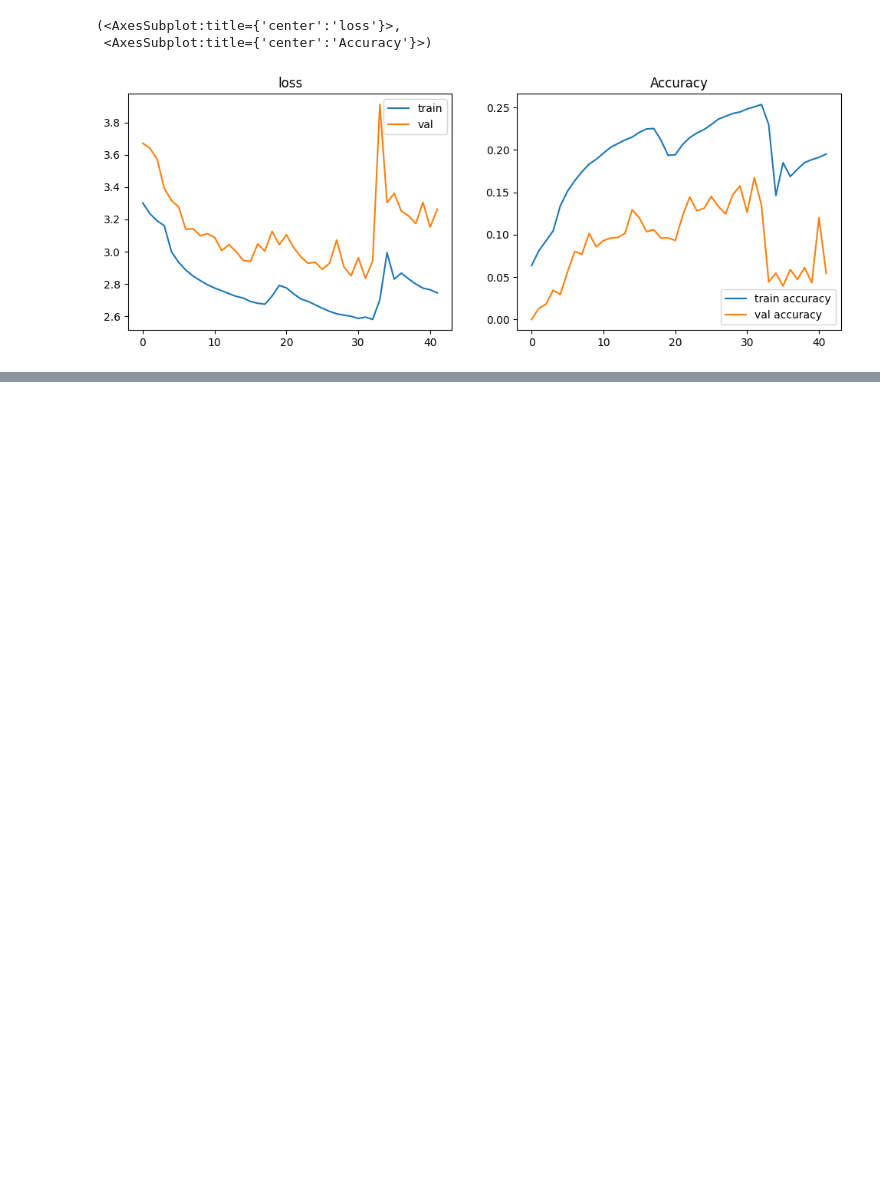
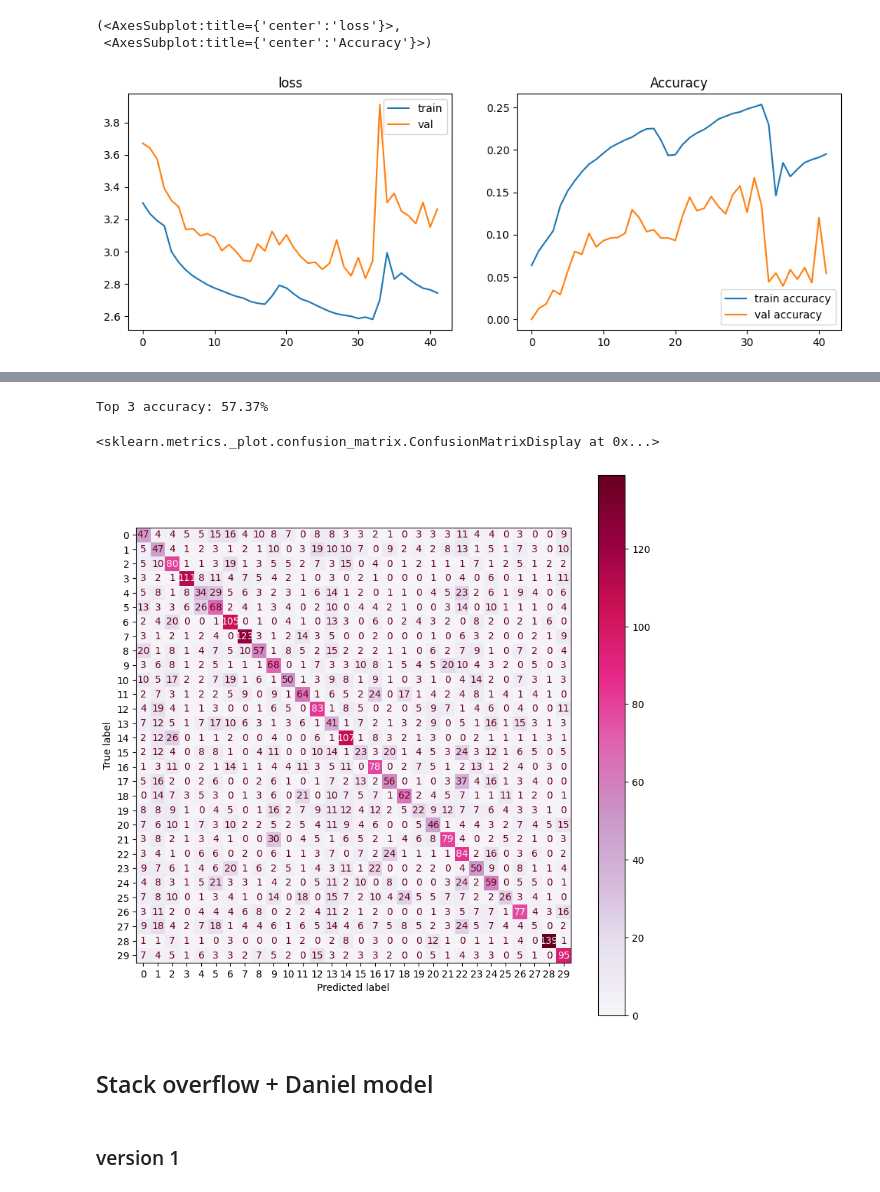
Before and after one commit to NahiaPeschard/wagon_book_cover, a Jupyter notebook: notebooks/elli_google_nlp2.ipynb, the cells around one changed output, grey strips where cells are left out. Saved outputs shown, nothing was run; the diff lists cells and outputs as text; code cells hidden in the pictures; blank space fills up the shorter version.

Commit message:
functional api model with embeddings, nlp and lstm

```diff
--- a/notebooks/elli_google_nlp2.ipynb
+++ b/notebooks/elli_google_nlp2.ipynb
@@ -949,7 +1006,7 @@ X_test_combined.shape
 def init_model():
     model = Sequential()
     model.add(layers.Masking())
-    model.add(layers.LSTM(56, activation='tanh'))
+    model.add(layers.LSTM(20, activation='tanh'))
     model.add(layers.Dense(15, activation='relu'))
     model.add(layers.Dense(30, activation='softmax'))
 
@@ -997,0 +1119,9 @@ plot_history(history)
+# %%
+es = EarlyStopping(patience=10, restore_best_weights=True, monitor='val_accuracy')
+
+history = model.fit([X_train_pad, X_train_picture_features_array], y_train,
+          batch_size = 32,
+          epochs=100,
+          validation_split=0.1,
+          callbacks=[es]
+         )
@@ -997,0 +1176,4 @@ plot_history(history)
+# %%
+
+y_pred_full = model.predict([X_test_pad, X_test_picture_features_array])
+y_pred = np.argmax(y_pred_full, axis=1)
@@ -997,0 +1195,3 @@ plot_history(history)
+# %%
+y_test_or = pd.read_csv("../raw_data/test_y.csv", delimiter=" ", index_col="Id")['Genre_id']
+y_test_or
@@ -997,0 +1212,17 @@ plot_history(history)
+# %%
+top_k_accuracy = top_k_accuracy_score(y_test_or, y_pred_full, k=3)
+print(f'Top 3 accuracy: {top_k_accuracy*100:.2f}%')
+# %% [output]
+Top 3 accuracy: 57.37%
+# %%
+cm = confusion_matrix(y_test_or, y_pred)
+disp = ConfusionMatrixDisplay(confusion_matrix=cm)
+fig, ax = plt.subplots(figsize=(10, 10))
+disp.plot(cmap="PuRd", ax=ax)
+# %% [output]
+<sklearn.metrics._plot.confusion_matrix.ConfusionMatrixDisplay at 0x...>
+[figure, added]
+# %% [markdown]
+## Stack overflow + Daniel model
+# %% [markdown]
+### version 1
```
Also changed, not shown: parts of 82 cells of this notebook.
